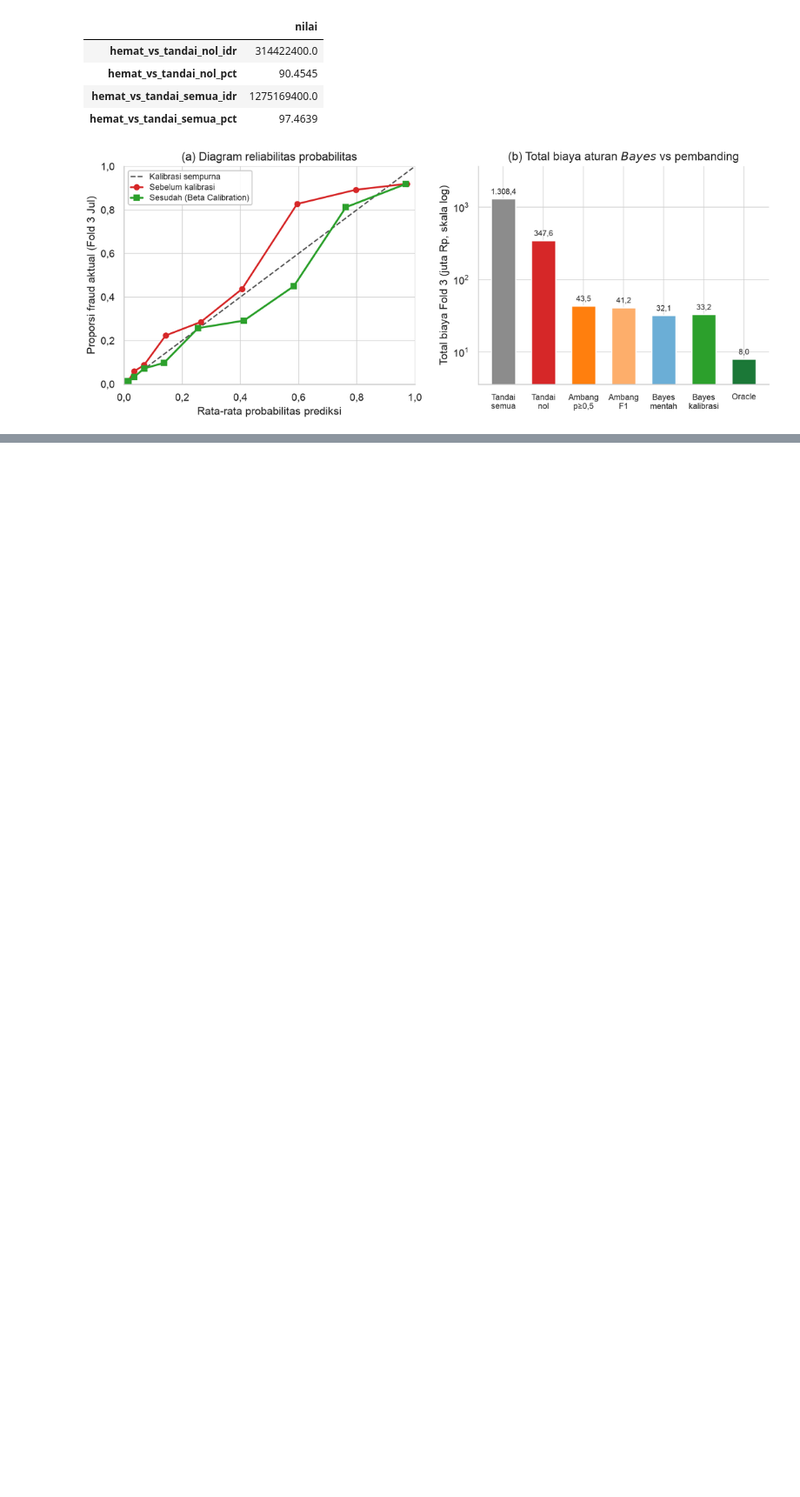
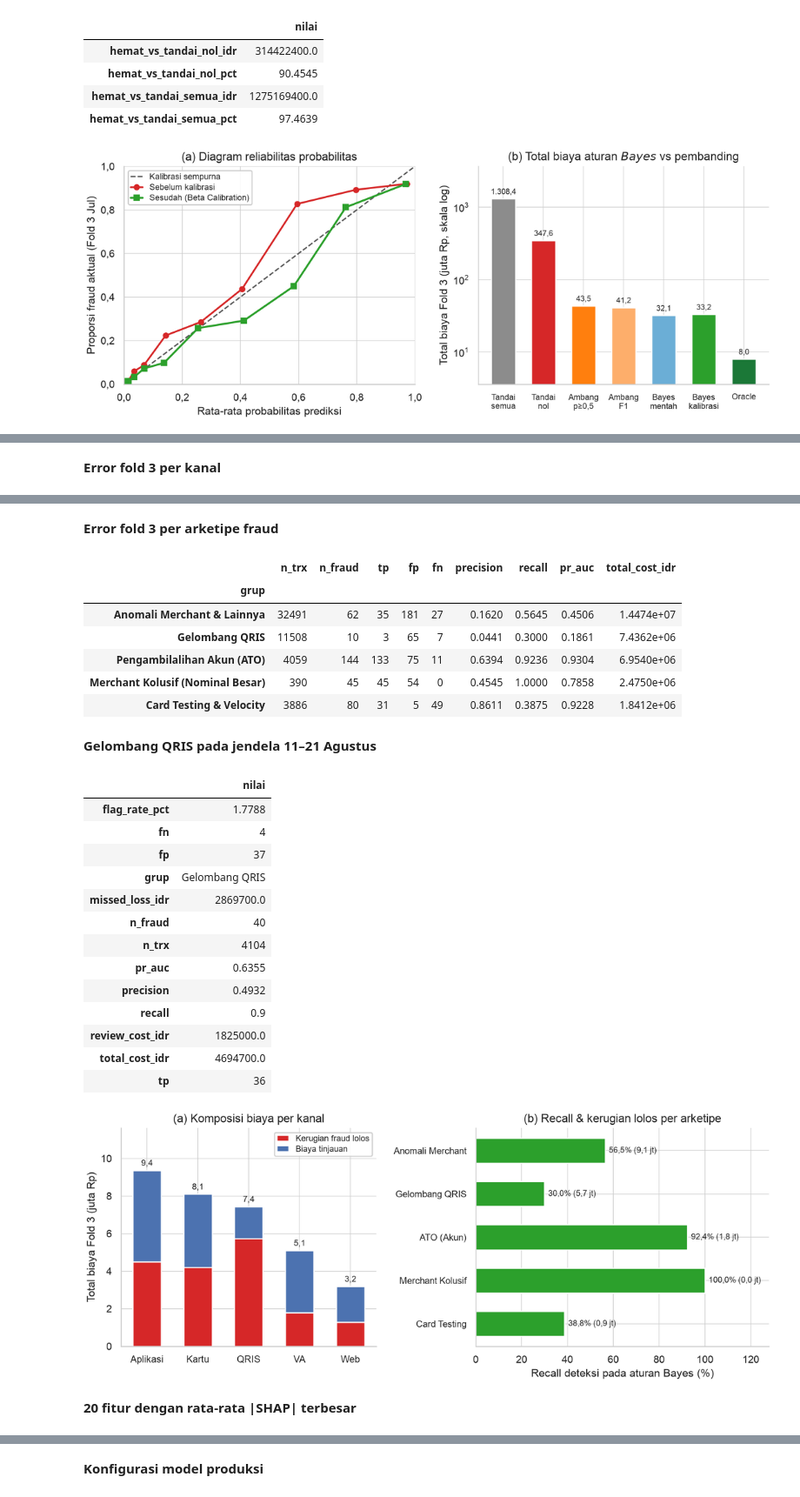
Before and after one commit to Nerodix/uts-ml-2026, a Jupyter notebook: kode/notebooks/tugas2_klasifikasi.ipynb, the cells around one changed output, grey strips where cells are left out. Shown at 87% size. Cells and saved outputs as stored; diff of their text form; code cells hidden in the pictures; blank space fills up the shorter version.

Commit message:
feat(notebook): tambah butir 2g analisis error, SHAP, dan pemeriksaan prediksi_klasifikasi.csv ke notebook Tugas 2

```diff
--- a/kode/notebooks/tugas2_klasifikasi.ipynb
+++ b/kode/notebooks/tugas2_klasifikasi.ipynb
@@ -507,0 +539,17 @@ Kalibrator terpilih: beta_calibration
+# %%
+analisis = baca_hasil("task2_analysis.json")
+kolom = ["n_trx", "n_fraud", "tp", "fp", "fn", "precision", "recall", "pr_auc", "total_cost_idr"]
+for kunci, judul in (("error_fold3_per_kanal", "kanal"), ("error_fold3_per_arketipe", "arketipe fraud")):
+    display(Markdown(f"**Error fold 3 per {judul}**"))
+    display(pd.DataFrame(analisis[kunci]).set_index("grup")[kolom])
+display(Markdown("**Gelombang QRIS pada jendela 11–21 Agustus**"))
+display(pd.Series(analisis["error_shift_agt11_21_qris"], name="nilai", dtype=object).to_frame())
+tampilkan_gambar("task2_2g_error_breakdown.png")
+
+display(Markdown("**20 fitur dengan rata-rata |SHAP| terbesar**"))
+display(pd.DataFrame(analisis["shap_top20"]))
+tampilkan_gambar("task2_2g_shap_summary.png")
+display(Markdown("**Konfigurasi model produksi**"))
+display(pd.Series(analisis["produksi_info"], name="nilai", dtype=object).to_frame())
+# %% [output]
+**Error fold 3 per kanal**
@@ -507,0 +563,25 @@ Kalibrator terpilih: beta_calibration
+**Error fold 3 per arketipe fraud**
+|  | n_trx | n_fraud | tp | fp | fn | precision | recall | pr_auc | total_cost_idr |
+| grup |  |  |  |  |  |  |  |  |  |
+| Anomali Merchant & Lainnya | 32491 | 62 | 35 | 181 | 27 | 0.1620 | 0.5645 | 0.4506 | 1.4474e+07 |
+| Gelombang QRIS | 11508 | 10 | 3 | 65 | 7 | 0.0441 | 0.3000 | 0.1861 | 7.4362e+06 |
+| Pengambilalihan Akun (ATO) | 4059 | 144 | 133 | 75 | 11 | 0.6394 | 0.9236 | 0.9304 | 6.9540e+06 |
+| Merchant Kolusif (Nominal Besar) | 390 | 45 | 45 | 54 | 0 | 0.4545 | 1.0000 | 0.7858 | 2.4750e+06 |
+| Card Testing & Velocity | 3886 | 80 | 31 | 5 | 49 | 0.8611 | 0.3875 | 0.9228 | 1.8412e+06 |
+**Gelombang QRIS pada jendela 11–21 Agustus**
+|  | nilai |
+| flag_rate_pct | 1.7788 |
+| fn | 4 |
+| fp | 37 |
+| grup | Gelombang QRIS |
+| missed_loss_idr | 2869700.0 |
+| n_fraud | 40 |
+| n_trx | 4104 |
+| pr_auc | 0.6355 |
+| precision | 0.4932 |
+| recall | 0.9 |
+| review_cost_idr | 1825000.0 |
+| total_cost_idr | 4694700.0 |
+| tp | 36 |
+[figure, added]
+**20 fitur dengan rata-rata |SHAP| terbesar**
@@ -507,0 +606 @@ Kalibrator terpilih: beta_calibration
+**Konfigurasi model produksi**
```
Also changed, not shown: parts of 5 cells of this notebook.
